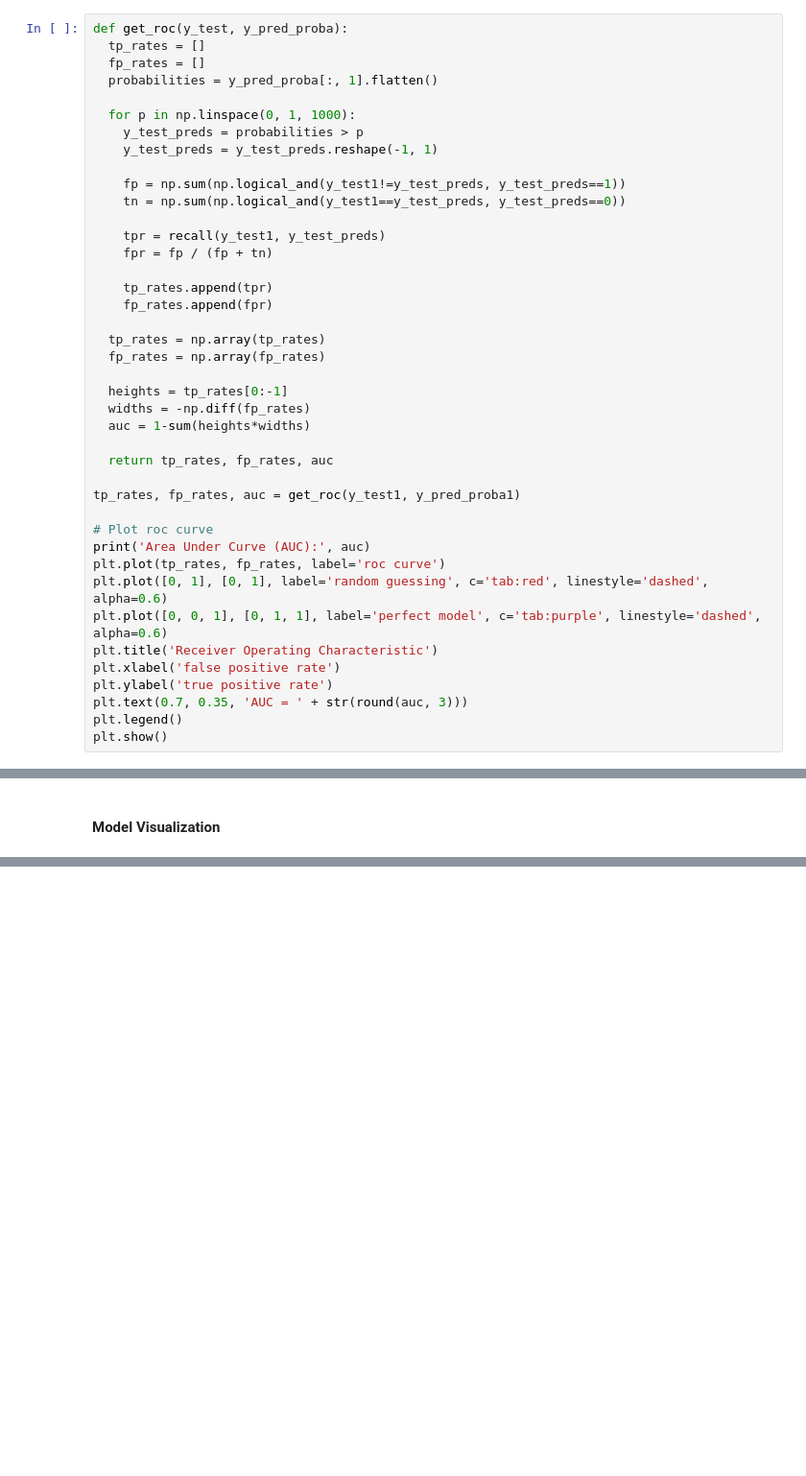
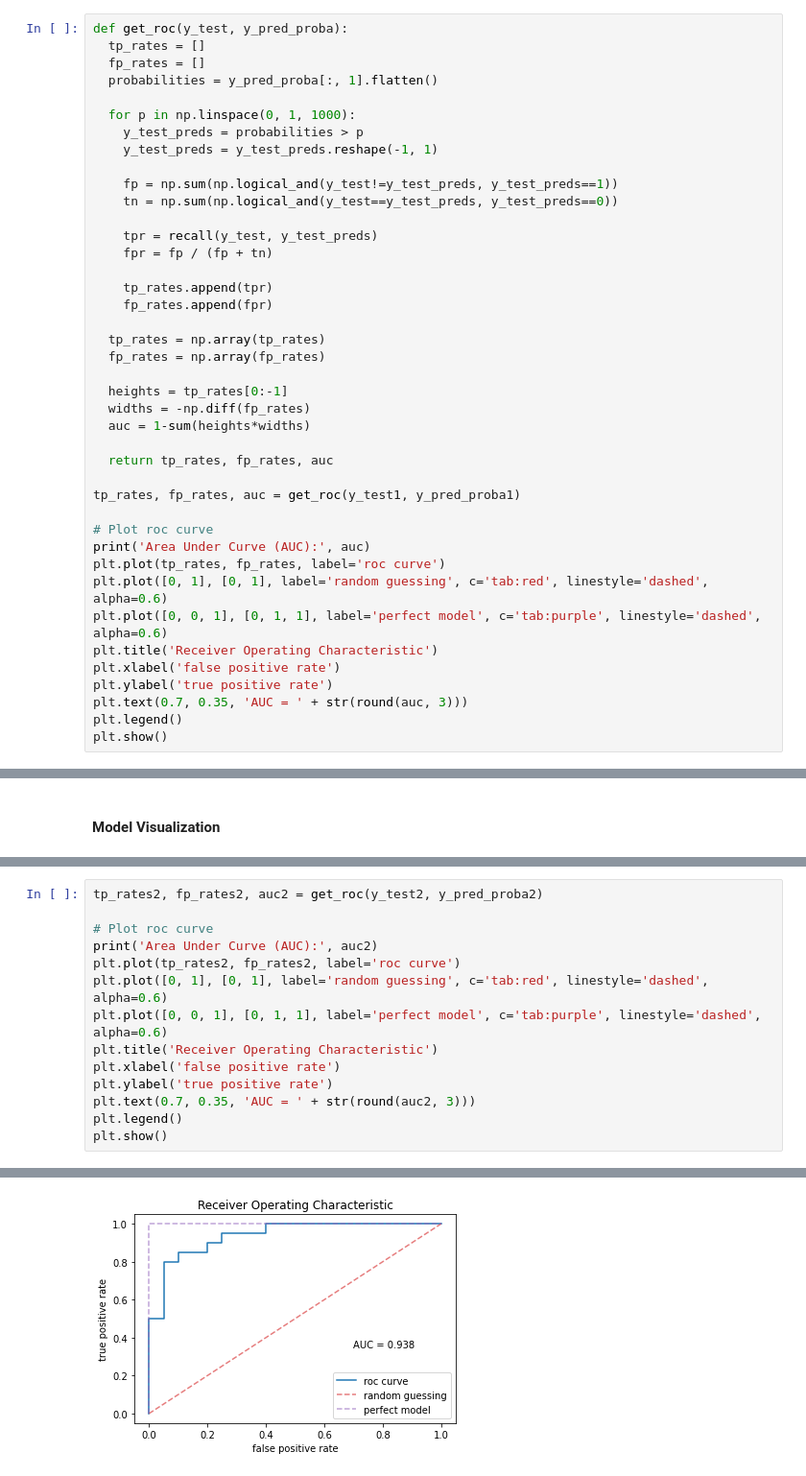
Before and after one commit to jacobdwatters/Machine-Learning-Basics, a Jupyter notebook: logistic_regression/01_logistic_regression_numpy.ipynb, the cells around one changed output, grey strips where cells are left out. Shown at 96% size. Saved outputs shown, nothing was run; the diff lists cells and outputs as text; blank space fills up the shorter version.

```diff
--- a/logistic_regression/01_logistic_regression_numpy.ipynb
+++ b/logistic_regression/01_logistic_regression_numpy.ipynb
@@ -244,10 +241,10 @@ def get_roc(y_test, y_pred_proba):
     y_test_preds = probabilities > p
     y_test_preds = y_test_preds.reshape(-1, 1)
 
-    fp = np.sum(np.logical_and(y_test1!=y_test_preds, y_test_preds==1))
-    tn = np.sum(np.logical_and(y_test1==y_test_preds, y_test_preds==0))
+    fp = np.sum(np.logical_and(y_test!=y_test_preds, y_test_preds==1))
+    tn = np.sum(np.logical_and(y_test==y_test_preds, y_test_preds==0))
 
-    tpr = recall(y_test1, y_test_preds)
+    tpr = recall(y_test, y_test_preds)
     fpr = fp / (fp + tn)
 
     tp_rates.append(tpr)
@@ -382,0 +411,15 @@ plt.show()
+# %%
+tp_rates2, fp_rates2, auc2 = get_roc(y_test2, y_pred_proba2)
+
+# Plot roc curve
+print('Area Under Curve (AUC):', auc2)
+plt.plot(tp_rates2, fp_rates2, label='roc curve')
+plt.plot([0, 1], [0, 1], label='random guessing', c='tab:red', linestyle='dashed', alpha=0.6)
+plt.plot([0, 0, 1], [0, 1, 1], label='perfect model', c='tab:purple', linestyle='dashed', alpha=0.6)
+plt.title('Receiver Operating Characteristic')
+plt.xlabel('false positive rate')
+plt.ylabel('true positive rate')
+plt.text(0.7, 0.35, 'AUC = ' + str(round(auc2, 3)))
+plt.legend()
+plt.show()
+# %% [output]
@@ -382,0 +427 @@ plt.show()
+[figure, added]
```
Also changed, not shown: parts of 26 cells of this notebook.
